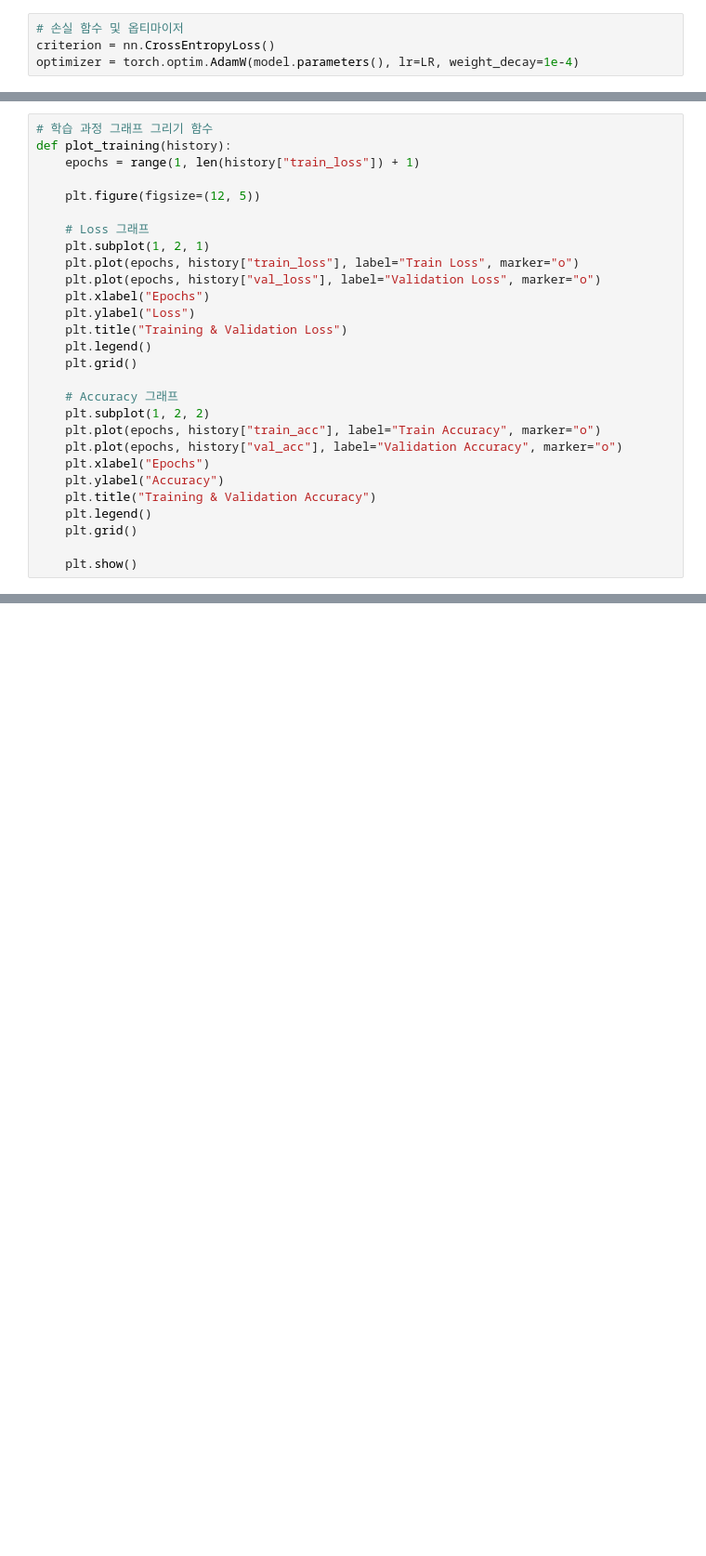
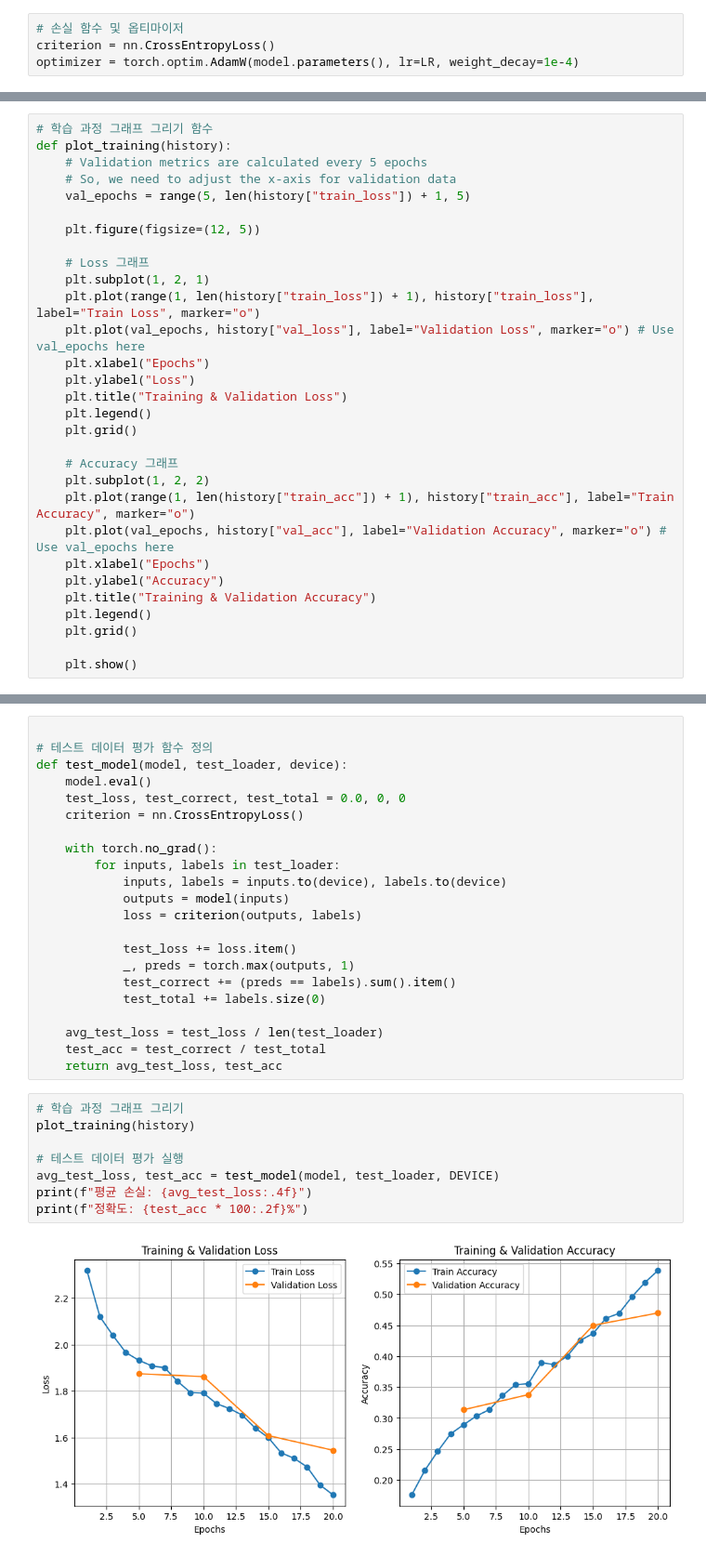
Before and after one commit to sungjae2004/AIIA_AFAC_1, a Jupyter notebook: Food_model__03.ipynb, the cells around one changed output, grey strips where cells are left out. Shown at 93% size. Cells and saved outputs as stored; diff of their text form; blank space fills up the shorter version.

```diff
--- a/Food_model__03.ipynb
+++ b/Food_model__03.ipynb
@@ -156,14 +353,16 @@ def load_model(model, path="best_model.pth", device="cpu"):
 # %%
 # 학습 과정 그래프 그리기 함수
 def plot_training(history):
-    epochs = range(1, len(history["train_loss"]) + 1)
+    # Validation metrics are calculated every 5 epochs
+    # So, we need to adjust the x-axis for validation data
+    val_epochs = range(5, len(history["train_loss"]) + 1, 5)
 
     plt.figure(figsize=(12, 5))
 
     # Loss 그래프
     plt.subplot(1, 2, 1)
-    plt.plot(epochs, history["train_loss"], label="Train Loss", marker="o")
-    plt.plot(epochs, history["val_loss"], label="Validation Loss", marker="o")
+    plt.plot(range(1, len(history["train_loss"]) + 1), history["train_loss"], label="Train Loss", marker="o")
+    plt.plot(val_epochs, history["val_loss"], label="Validation Loss", marker="o") # Use val_epochs here
     plt.xlabel("Epochs")
     plt.ylabel("Loss")
     plt.title("Training & Validation Loss")
@@ -172,8 +371,8 @@ def plot_training(history):
 
     # Accuracy 그래프
     plt.subplot(1, 2, 2)
-    plt.plot(epochs, history["train_acc"], label="Train Accuracy", marker="o")
-    plt.plot(epochs, history["val_acc"], label="Validation Accuracy", marker="o")
+    plt.plot(range(1, len(history["train_acc"]) + 1), history["train_acc"], label="Train Accuracy", marker="o")
+    plt.plot(val_epochs, history["val_acc"], label="Validation Accuracy", marker="o") # Use val_epochs here
     plt.xlabel("Epochs")
     plt.ylabel("Accuracy")
     plt.title("Training & Validation Accuracy")
@@ -260,0 +497,32 @@ Epoch 12/30, Train Loss: 1.4424, Train Acc: 0.5158, Val Loss: 1.6431, Val Acc: 0
+# %%
+
+# 테스트 데이터 평가 함수 정의
+def test_model(model, test_loader, device):
+    model.eval()
+    test_loss, test_correct, test_total = 0.0, 0, 0
+    criterion = nn.CrossEntropyLoss()
+
+    with torch.no_grad():
+        for inputs, labels in test_loader:
+            inputs, labels = inputs.to(device), labels.to(device)
+            outputs = model(inputs)
+            loss = criterion(outputs, labels)
+
+            test_loss += loss.item()
+            _, preds = torch.max(outputs, 1)
+            test_correct += (preds == labels).sum().item()
+            test_total += labels.size(0)
+
+    avg_test_loss = test_loss / len(test_loader)
+    test_acc = test_correct / test_total
+    return avg_test_loss, test_acc
+# %%
+# 학습 과정 그래프 그리기
+plot_training(history)
+
+# 테스트 데이터 평가 실행
+avg_test_loss, test_acc = test_model(model, test_loader, DEVICE)
+print(f"평균 손실: {avg_test_loss:.4f}")
+print(f"정확도: {test_acc * 100:.2f}%")
+# %% [output]
+[figure, added]
```
Also changed, not shown: parts of 17 cells of this notebook.
